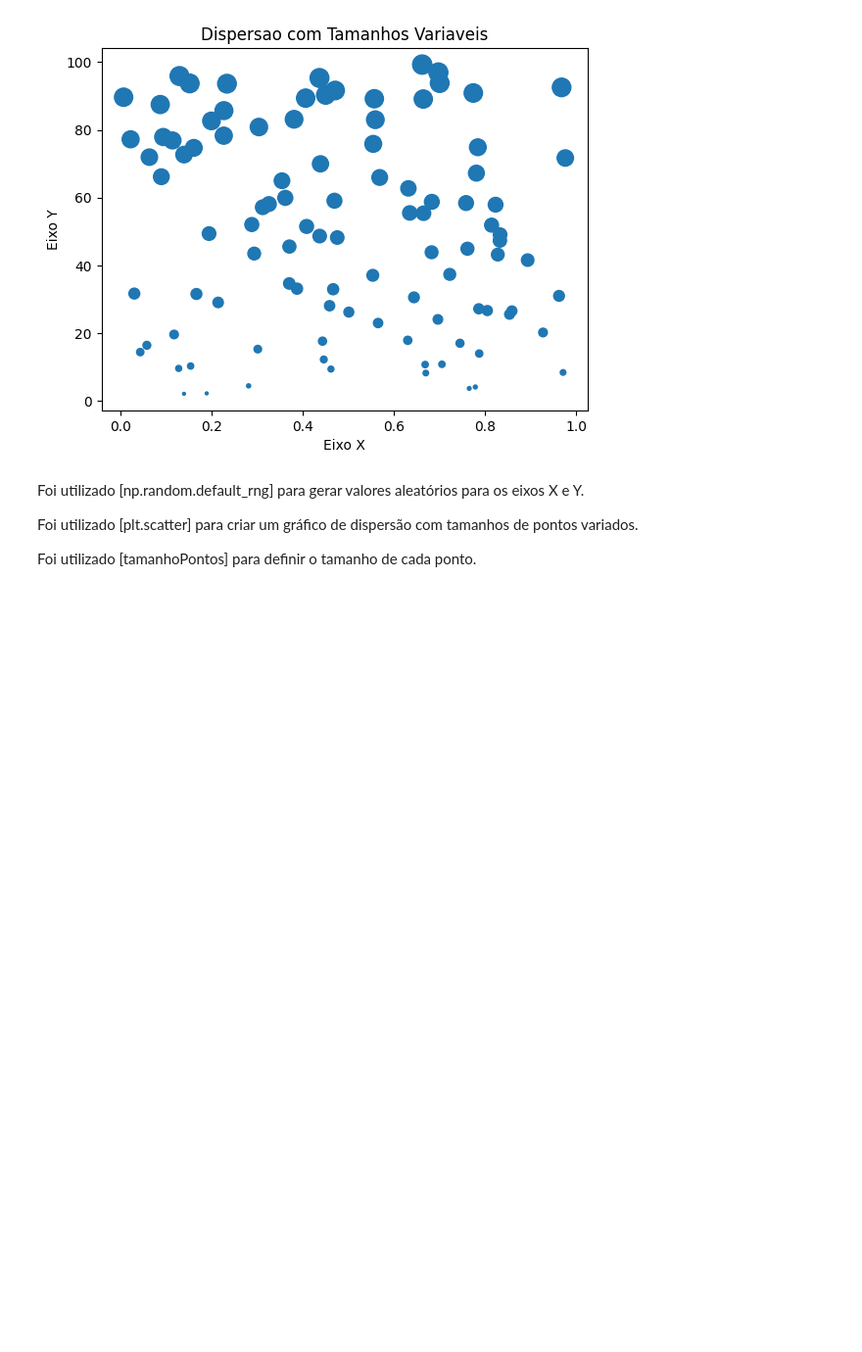
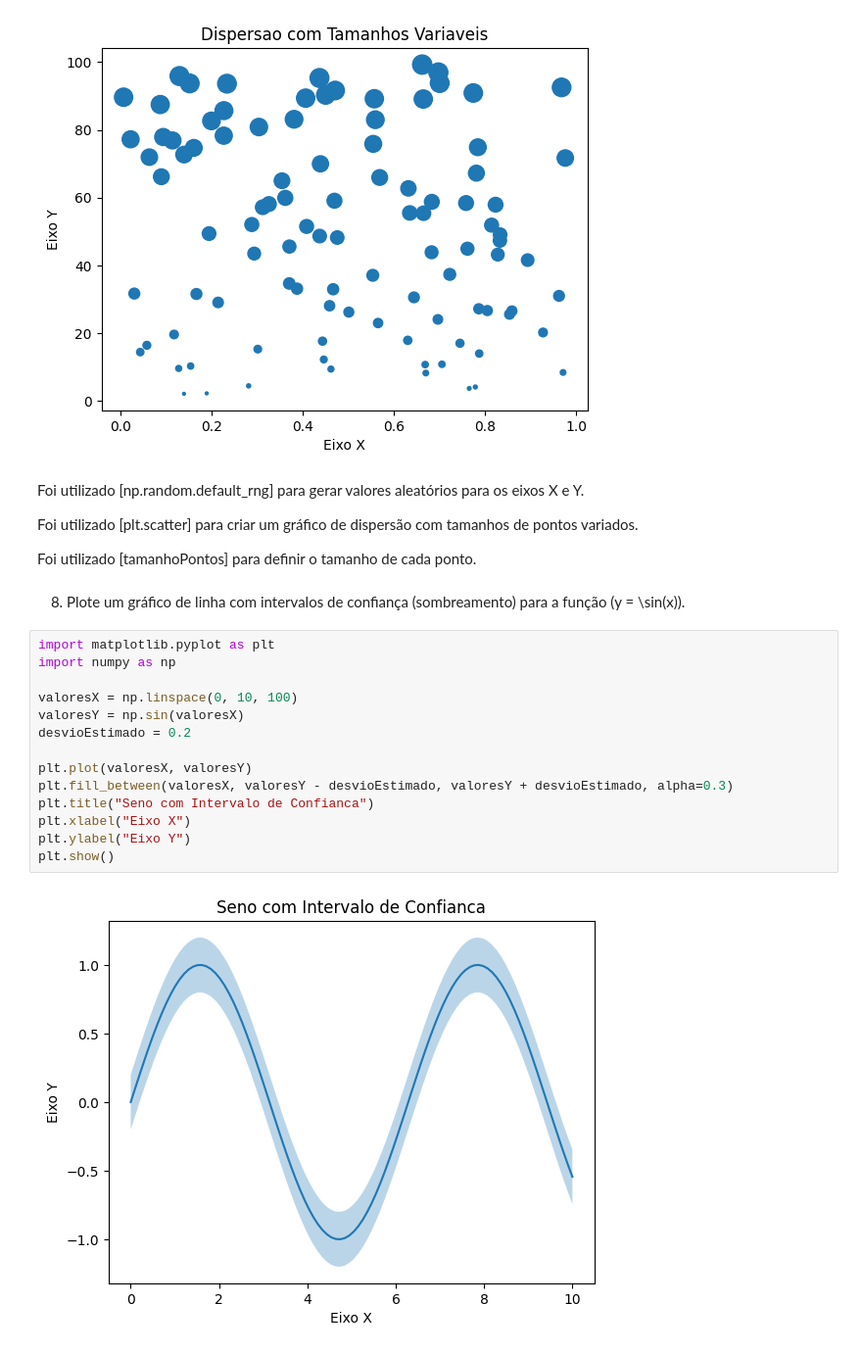
Before and after one commit to 76Falcone/AulasInteligenciaArtificial, a Jupyter notebook: ExercíciosBibliotecas_Python_Falcone_6B_Noturno.ipynb, the cells around one changed output. Shown at 98% size. Cells and saved outputs as stored; diff of their text form; blank space fills up the shorter version.

Commit message:
Exercício 9 - Matplotlib

```diff
--- a/ExercíciosBibliotecas_Python_Falcone_6B_Noturno.ipynb
+++ b/ExercíciosBibliotecas_Python_Falcone_6B_Noturno.ipynb
@@ -1763,3 +1763,21 @@ Foi utilizado [np.random.default_rng] para gerar valores aleatórios para os eix
 Foi utilizado [plt.scatter] para criar um gráfico de dispersão com tamanhos de pontos variados.
 
 Foi utilizado [tamanhoPontos] para definir o tamanho de cada ponto.
+# %% [markdown]
+8. Plote um gráfico de linha com intervalos de confiança (sombreamento) para a função (y = \sin(x)).
+# %%
+import matplotlib.pyplot as plt
+import numpy as np
+
+valoresX = np.linspace(0, 10, 100)
+valoresY = np.sin(valoresX)
+desvioEstimado = 0.2
+
+plt.plot(valoresX, valoresY)
+plt.fill_between(valoresX, valoresY - desvioEstimado, valoresY + desvioEstimado, alpha=0.3)
+plt.title("Seno com Intervalo de Confianca")
+plt.xlabel("Eixo X")
+plt.ylabel("Eixo Y")
+plt.show()
+# %% [output]
+[figure, added]
```
Also changed, not shown: parts of 4 cells of this notebook.
